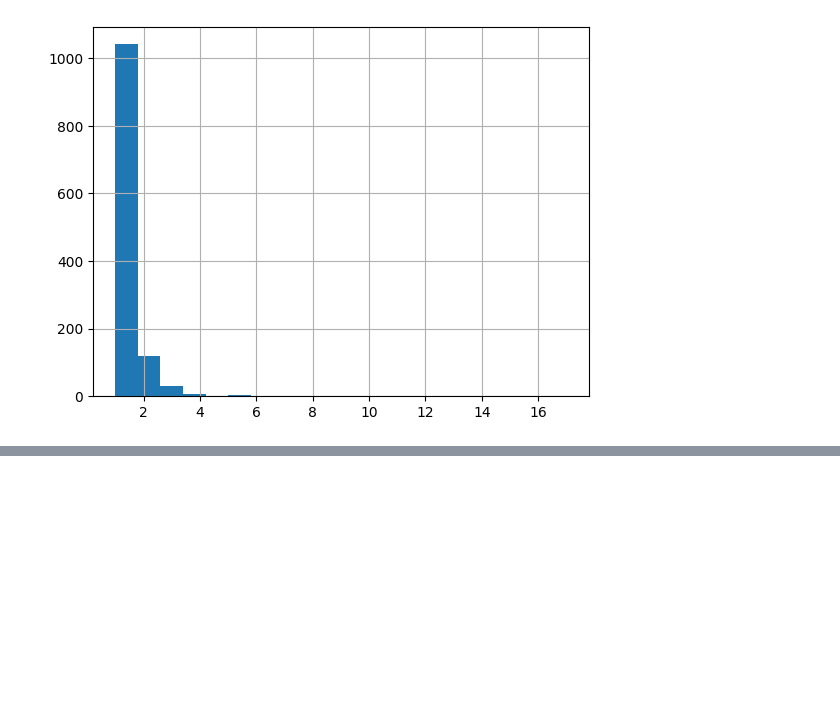
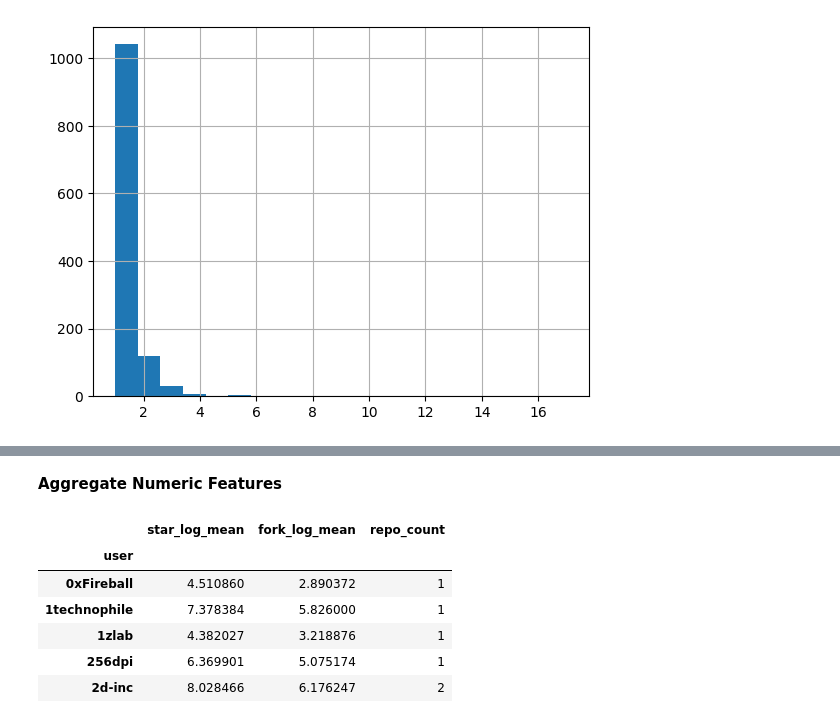
Before and after one commit to le-Affan/github-collaborator-recommendation-system, a Jupyter notebook: main.ipynb, the cells around one changed output, grey strips where cells are left out. Saved outputs shown, nothing was run; the diff lists cells and outputs as text; code cells hidden in the pictures; blank space fills up the shorter version.

```diff
--- a/main.ipynb
+++ b/main.ipynb
@@ -259,0 +299,21 @@ new_df['user'].value_counts().hist(bins=20)
+# %% [markdown]
+**Aggregate Numeric Features**
+# %%
+# Aggregate numeric features per developer.
+
+developer_numeric = new_df.groupby('user').agg(
+    star_log_mean = ('star_log', 'mean'),
+    fork_log_mean = ('fork_log', 'mean'),
+    repo_count = ('name', 'count')
+)
+
+# Third feature of our developer profiles dataframe
+developer_numeric.head()
+# %% [output]
+|  | star_log_mean | fork_log_mean | repo_count |
+| user |  |  |  |
+| 0xFireball | 4.510860 | 2.890372 | 1 |
+| 1technophile | 7.378384 | 5.826000 | 1 |
+| 1zlab | 4.382027 | 3.218876 | 1 |
+| 256dpi | 6.369901 | 5.075174 | 1 |
+| 2d-inc | 8.028466 | 6.176247 | 2 |
```
Also changed, not shown: parts of 9 cells of this notebook.
